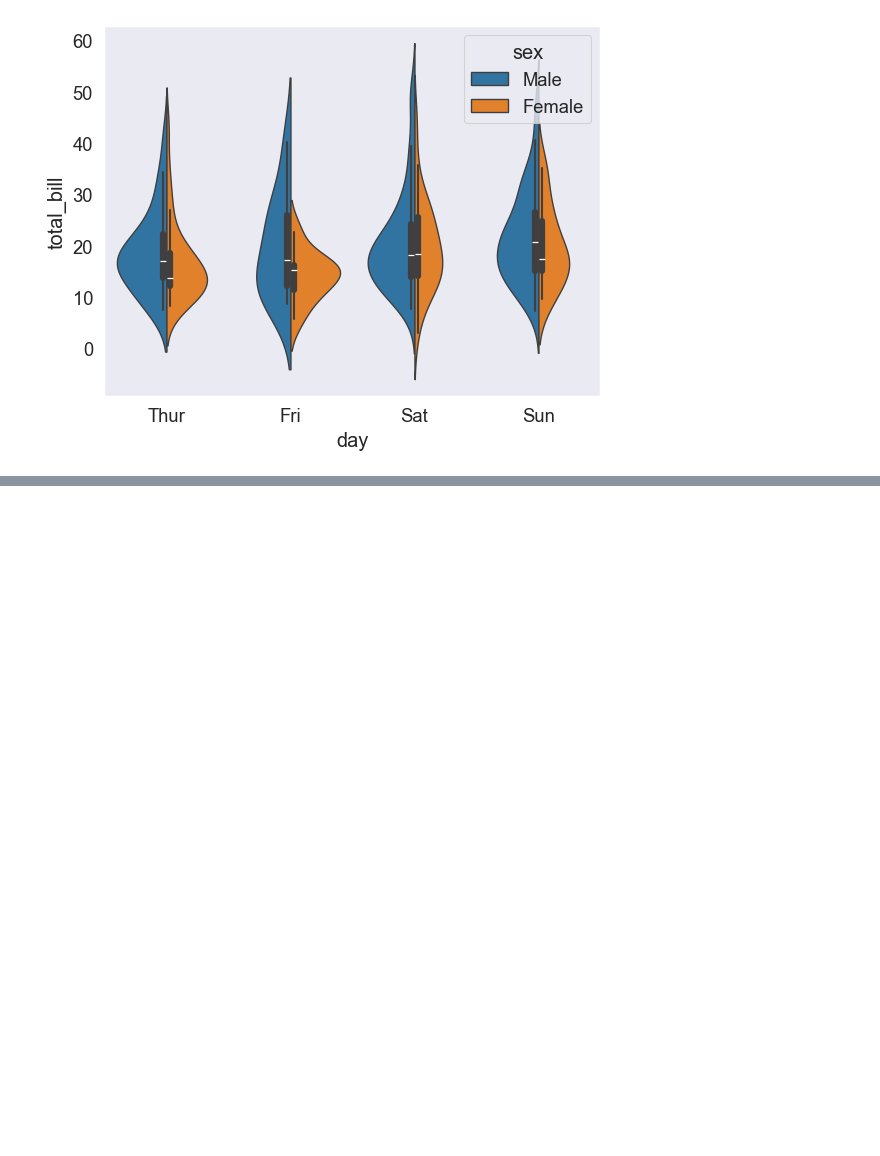
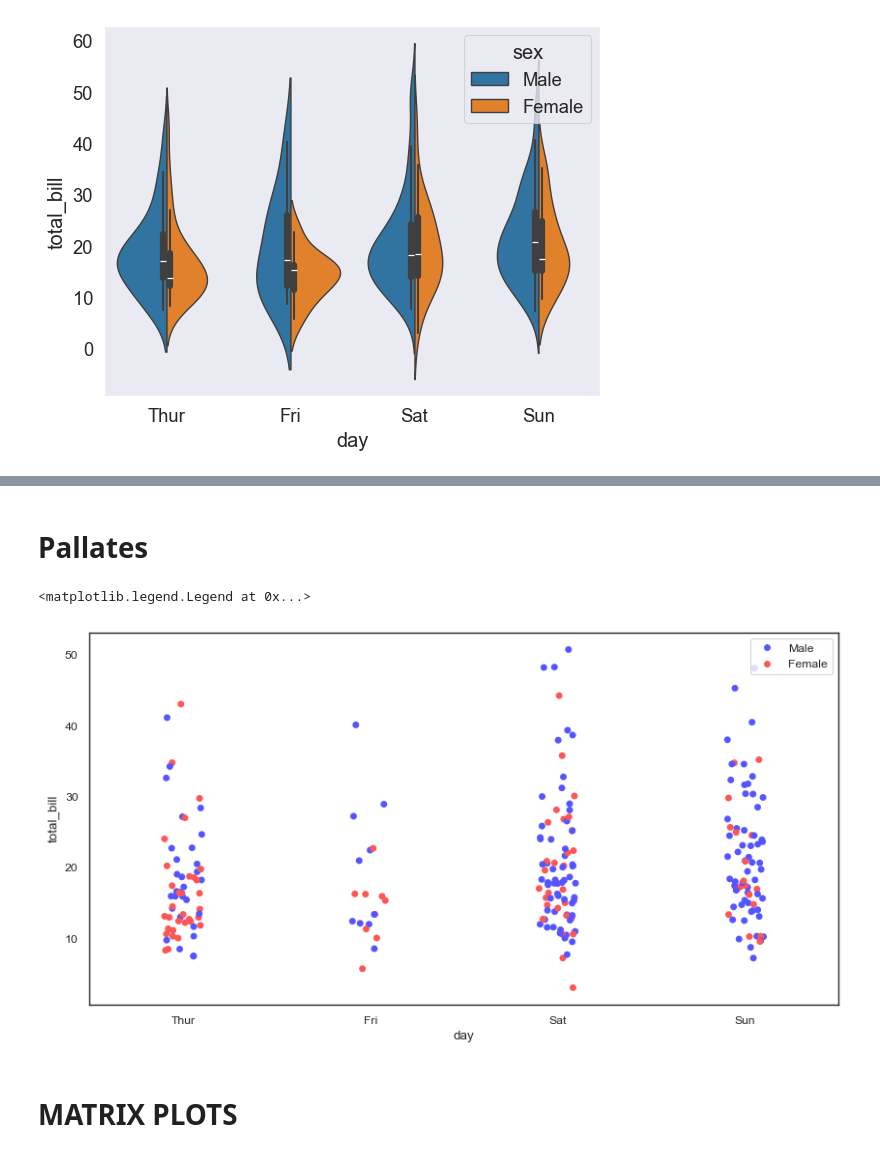
Before and after one commit to web-wizard-web/Python_for_AI_and_ML, a Jupyter notebook: Seaborn/seaborn.ipynb, the cells around one changed output, grey strips where cells are left out. Cells and saved outputs as stored; diff of their text form; code cells hidden in the pictures; blank space fills up the shorter version.

```diff
--- a/Seaborn/seaborn.ipynb
+++ b/Seaborn/seaborn.ipynb
@@ -146,0 +176,17 @@ sns.violinplot(x="day",y="total_bill",data=tips_df,hue="sex" ,split=True) #violi
+# %% [markdown]
+# Pallates
+# %%
+plt.figure(figsize=(10,5))
+sns.set_style("white")
+sns.set_context("paper")
+sns.stripplot(x="day", y="total_bill", data=tips_df , hue="sex" , palette="seismic")
+#palette is used to set the color palette of the plot
+#get the palette colors from matplotib colormaps
+
+plt.legend(loc=1)
+# 1=upper right, 2=upper left, 3=lower left, 4=lower right
+# %% [output]
+<matplotlib.legend.Legend at 0x...>
+[figure, added]
+# %% [markdown]
+# MATRIX PLOTS
```
Also changed, not shown: parts of 24 cells of this notebook, 1 other file.
